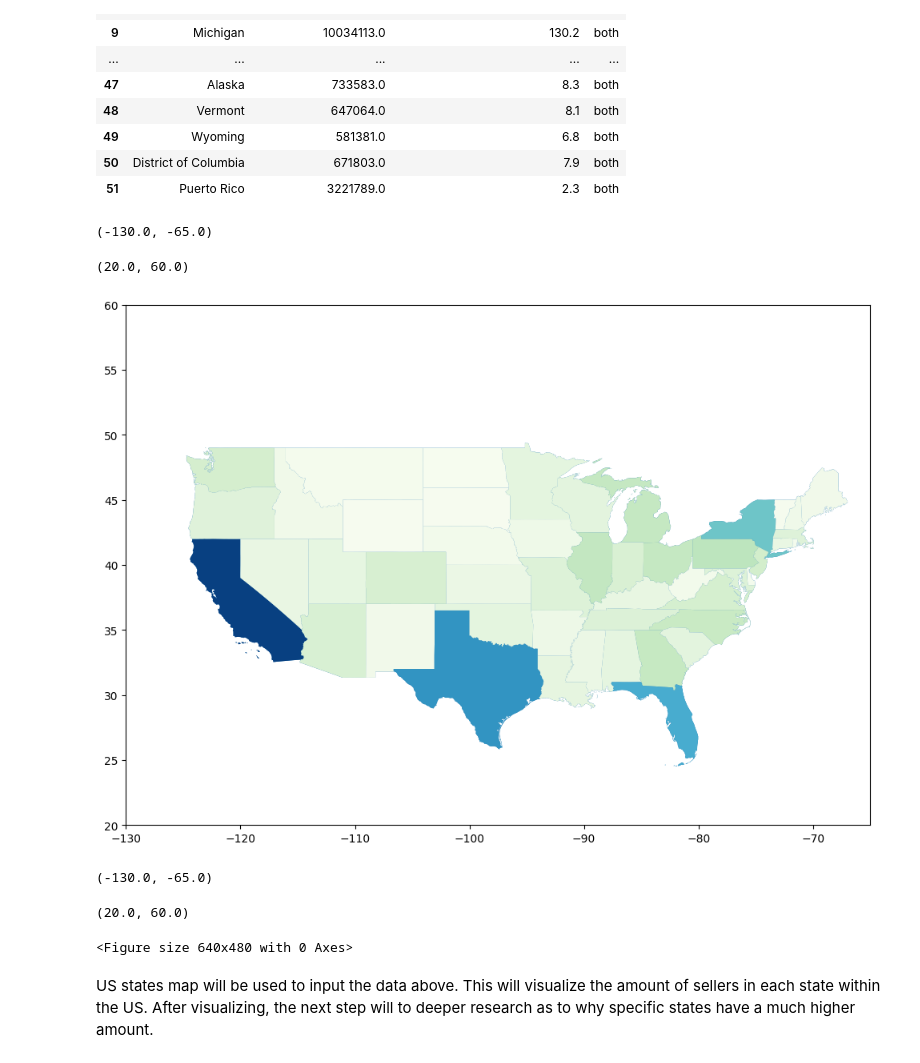
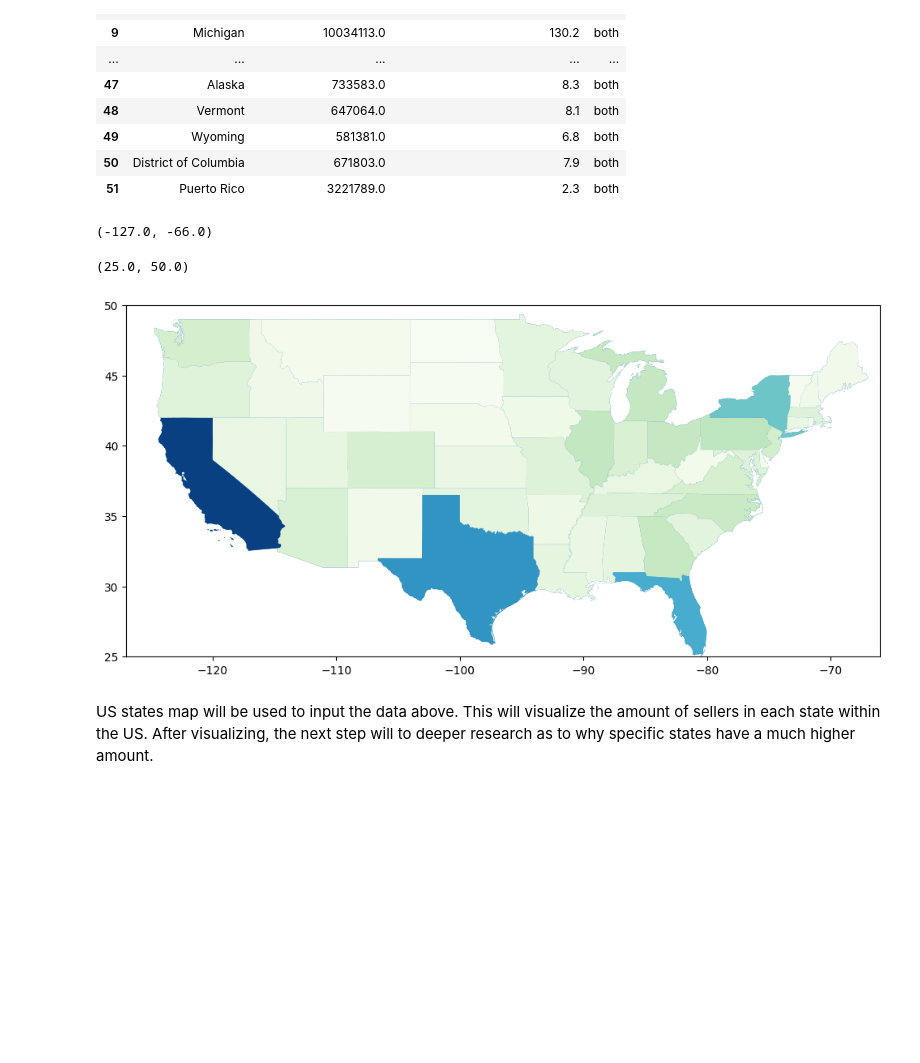
Before and after one commit to khagerthey/GIS, a Jupyter notebook: PS1.ipynb, the cells around one changed output. Drawn from its saved outputs; the diff is of its cells as text; code cells hidden in the pictures; blank space fills up the shorter version.

```diff
--- a/PS1.ipynb
+++ b/PS1.ipynb
@@ -121,14 +121,14 @@ state_seller_compare
 # %%
 zip_ref = zipfile.ZipFile('cb_2018_us_state_5m.zip', 'r'); zip_ref.extractall(); zip_ref.close() #unzipping
 states_map = gpd.read_file('cb_2018_us_state_5m.shp')
 
 ax = states_map.plot(figsize = (12,12))
-ax.set_xlim(-130, -65)
-ax.set_ylim(20, 60)
+ax.set_xlim(-127, -66)
+ax.set_ylim(25, 50)
 
 continental_map_data =states_map.join(state_seller_compare.set_index("US State"), on="NAME")
 new_map = continental_map_data.plot(column="Etsy Sellers in Thousands 2021", cmap="GnBu", ax=ax)
 # %% [output]
-(-130.0, -65.0)
+(-127.0, -66.0)
-(20.0, 60.0)
+(25.0, 50.0)
-[figure, old version]
+[figure, new version]
@@ -137,17 +135,3 @@ continental_map_data =states_map.join(state_seller_compare.set_index("US State")
-# %%
-new_map = continental_map_data.plot(column="Etsy Sellers in Thousands 2021", cmap="GnBu", ax=ax)
-#ax = new_map.plot(figsize = (12,12))
-ax.set_xlim(-130, -65)
-ax.set_ylim(20, 60)
-
-#ax.set_title("Etsy Sellers in the Continental US 2021")
-#sm = plt.cm.ScalarMappable(cmap="GnBu", norm=plt.Normalize(vmin=continental_map_data["Etsy Sellers in Thousands 2021"].min(), vmax=continental_map_data["Etsy Sellers in Thousands 2021"].max()))
-#sm._A = []
-##plt.show()
-# %% [output]
-(-130.0, -65.0)
-(20.0, 60.0)
-<Figure size 640x480 with 0 Axes>
 # %%
 #states_map.dtypes
 # %% [markdown]
```
Also changed, not shown: parts of 1 cell of this notebook.
